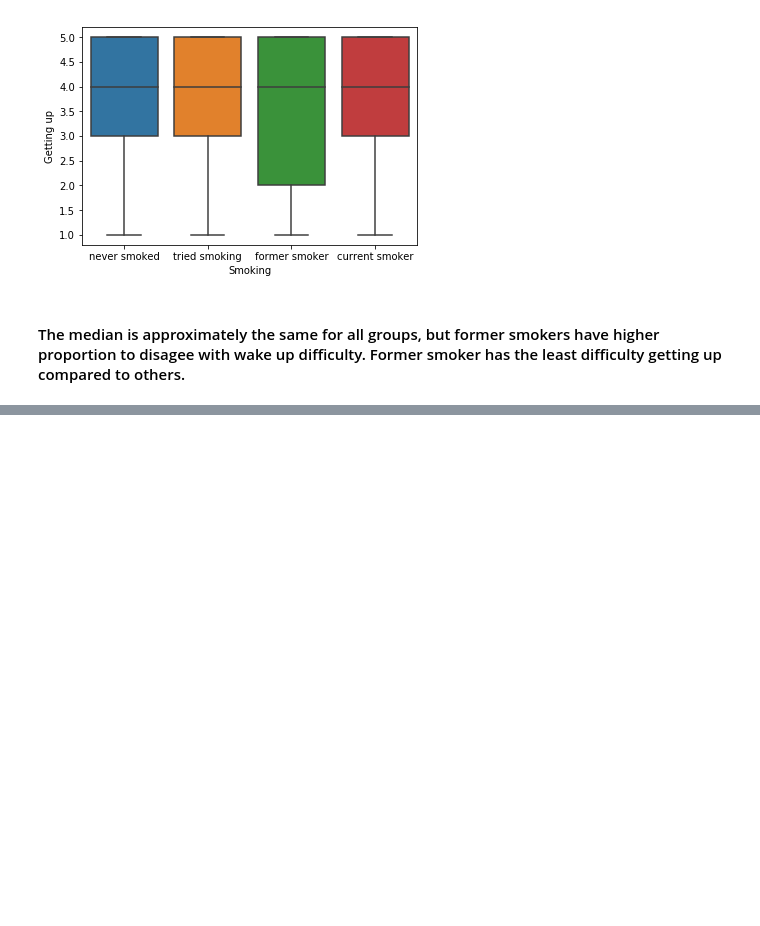
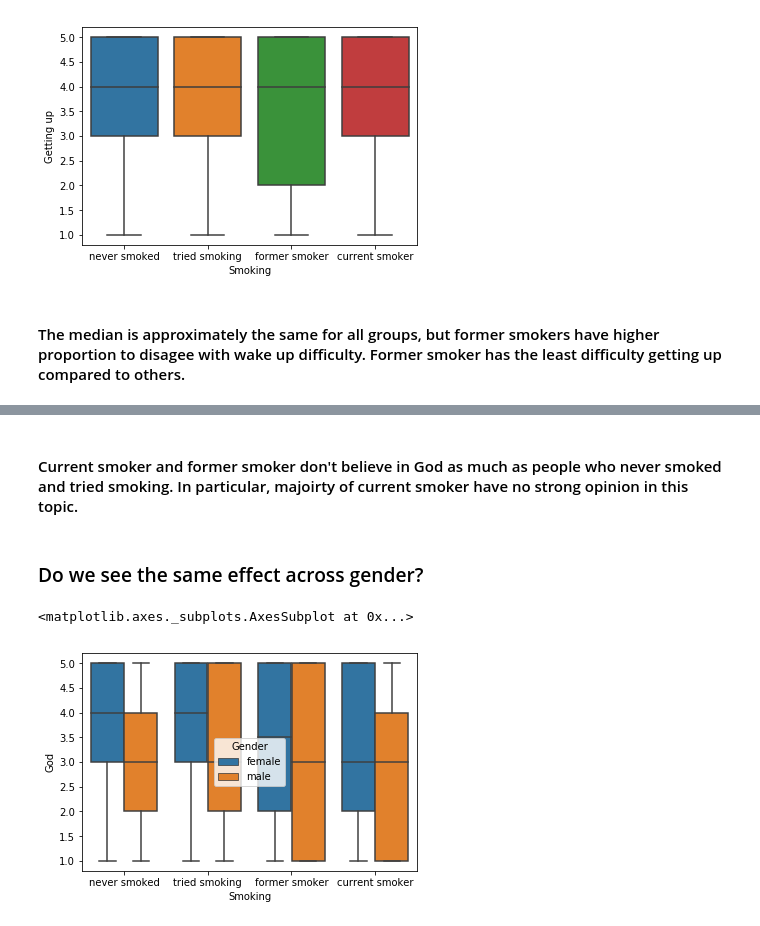
Before and after one commit to viennahu/hello-world, a Jupyter notebook: DataAnalysis.ipynb, the cells around one changed output, grey strips where cells are left out. Drawn from its saved outputs; the diff is of its cells as text; code cells hidden in the pictures; blank space fills up the shorter version.

```diff
--- a/DataAnalysis.ipynb
+++ b/DataAnalysis.ipynb
@@ -110,0 +139,9 @@ sns.boxplot(x = "Smoking", y = "Getting up", data = df)
+# %% [markdown]
+#### Current smoker and former smoker don't believe in God as much as people who never smoked and tried smoking. In particular, majoirty of current smoker have no strong opinion in this topic.
+# %% [markdown]
+### Do we see the same effect across gender?
+# %%
+sns.boxplot(x = "Smoking", y = "God", hue = "Gender", data = df)
+# %% [output]
+<matplotlib.axes._subplots.AxesSubplot at 0x...>
+[figure, added]
```
Also changed, not shown: parts of 45 cells of this notebook.
